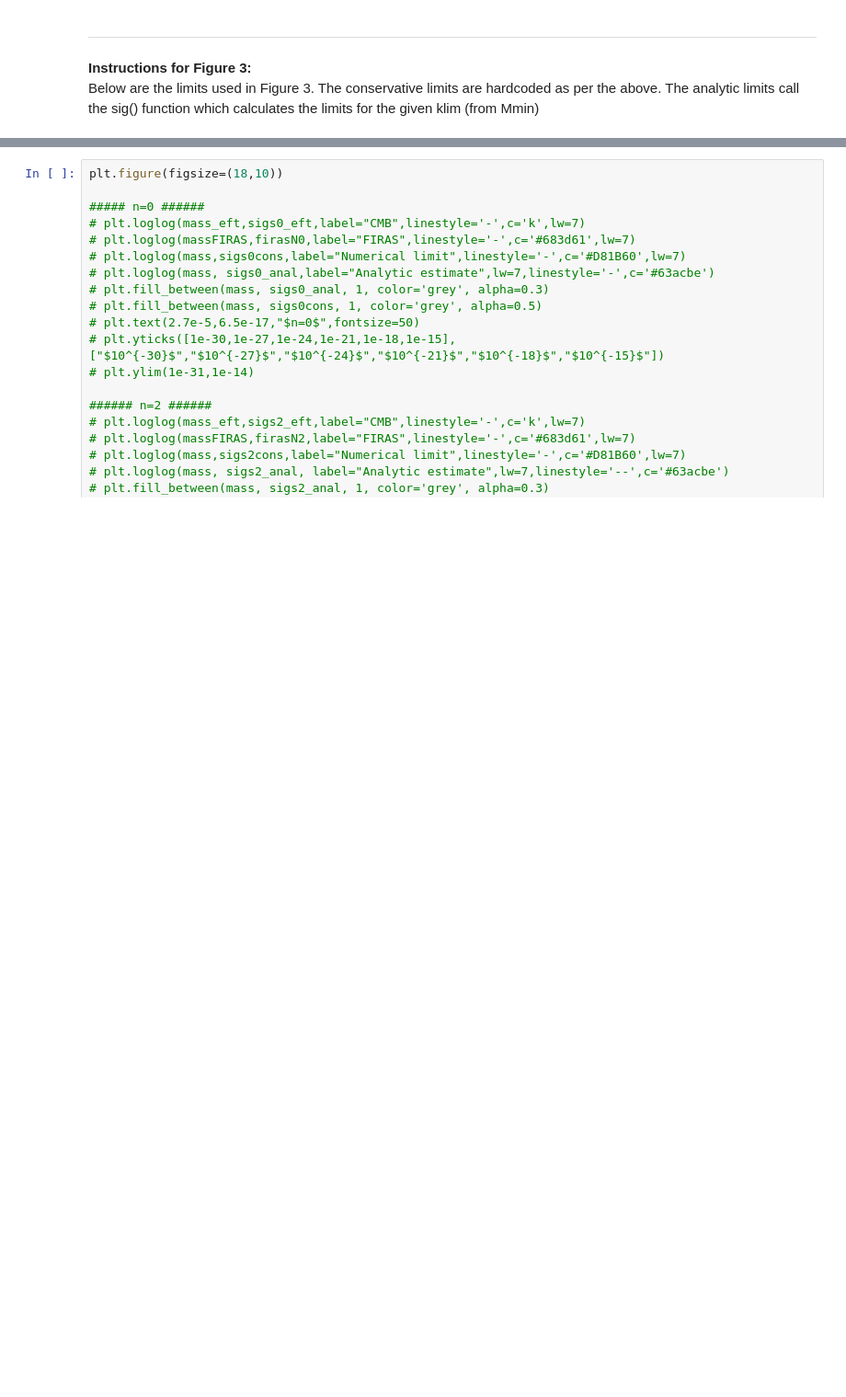
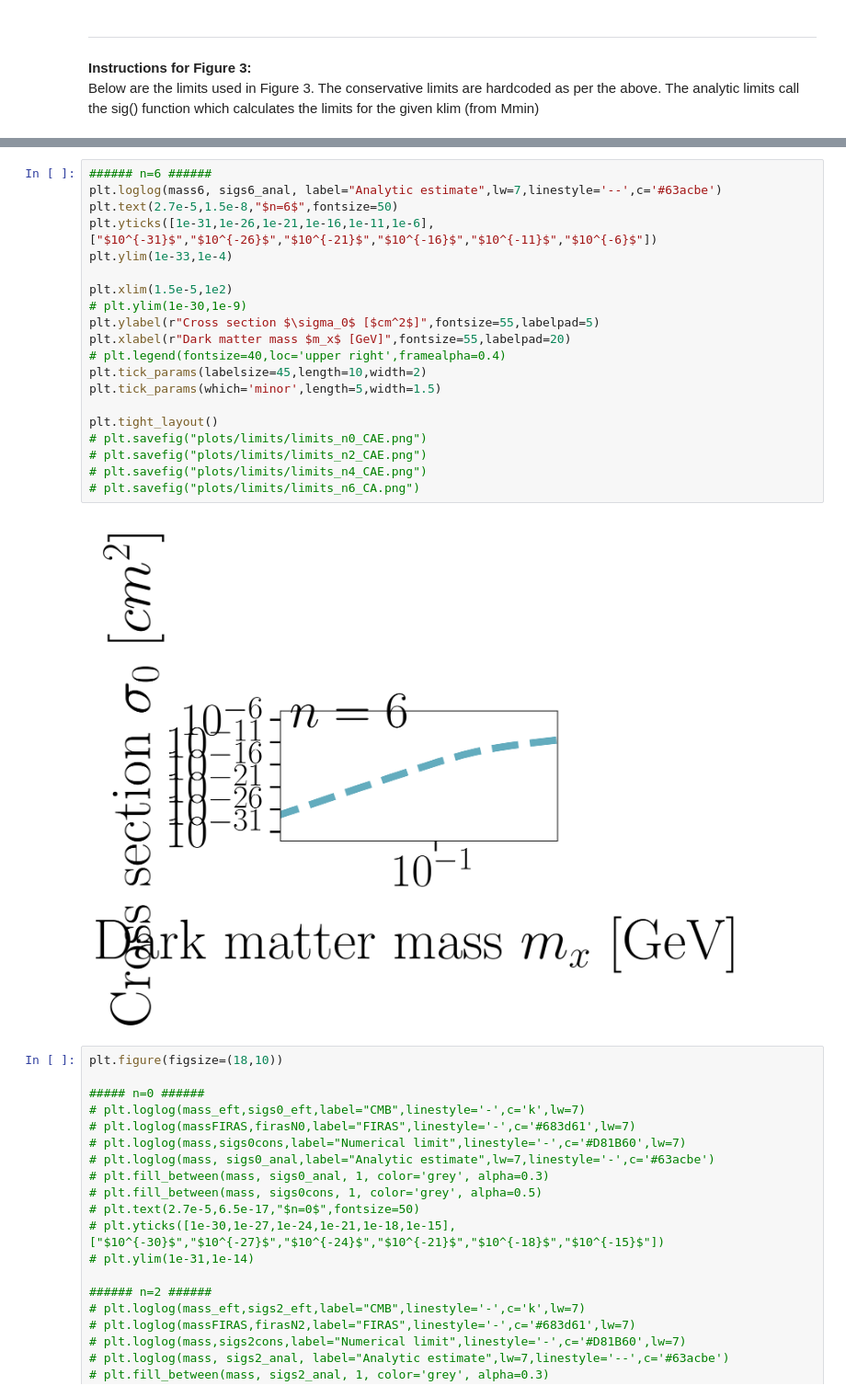
Before and after one commit to maamari/velocitydependentlimits, a Jupyter notebook: figures/Figure3.ipynb, the cells around one changed output, grey strips where cells are left out. Shown at 92% size. Saved outputs shown, nothing was run; the diff lists cells and outputs as text; blank space fills up the shorter version.

```diff
--- a/figures/Figure3.ipynb
+++ b/figures/Figure3.ipynb
@@ -401,3 +356,25 @@ firasN6 = firas[:,4]
+# %%
+###### n=6 ######
+plt.loglog(mass6, sigs6_anal, label="Analytic estimate",lw=7,linestyle='--',c='#63acbe')
+plt.text(2.7e-5,1.5e-8,"$n=6$",fontsize=50)
+plt.yticks([1e-31,1e-26,1e-21,1e-16,1e-11,1e-6],["$10^{-31}$","$10^{-26}$","$10^{-21}$","$10^{-16}$","$10^{-11}$","$10^{-6}$"])
+plt.ylim(1e-33,1e-4)
+
+plt.xlim(1.5e-5,1e2)
+# plt.ylim(1e-30,1e-9)
+plt.ylabel(r"Cross section $\sigma_0$ [$cm^2$]",fontsize=55,labelpad=5)
+plt.xlabel(r"Dark matter mass $m_x$ [GeV]",fontsize=55,labelpad=20)
+# plt.legend(fontsize=40,loc='upper right',framealpha=0.4)
+plt.tick_params(labelsize=45,length=10,width=2)
+plt.tick_params(which='minor',length=5,width=1.5)
+
+plt.tight_layout()
+# plt.savefig("plots/limits/limits_n0_CAE.png")
+# plt.savefig("plots/limits/limits_n2_CAE.png")
+# plt.savefig("plots/limits/limits_n4_CAE.png")
+# plt.savefig("plots/limits/limits_n6_CA.png")
+# %% [output]
+[figure, added]
 # %%
 plt.figure(figsize=(18,10))
 
```
Also changed, not shown: parts of 8 cells of this notebook.
